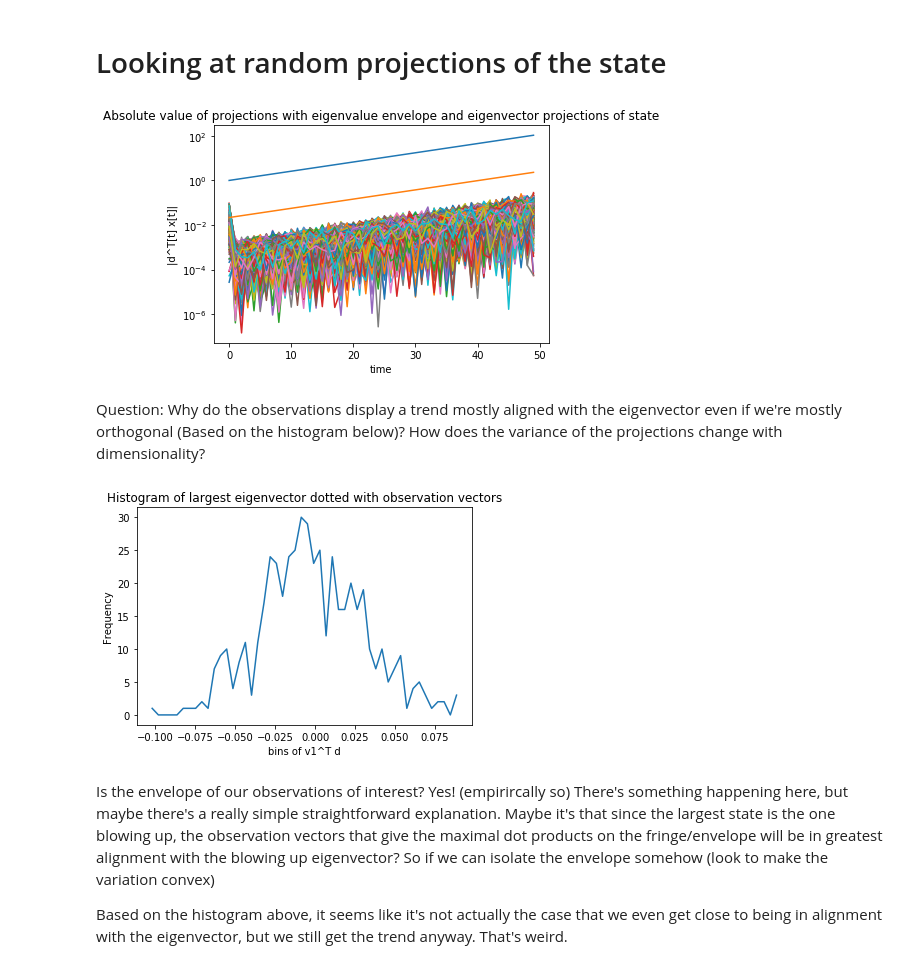
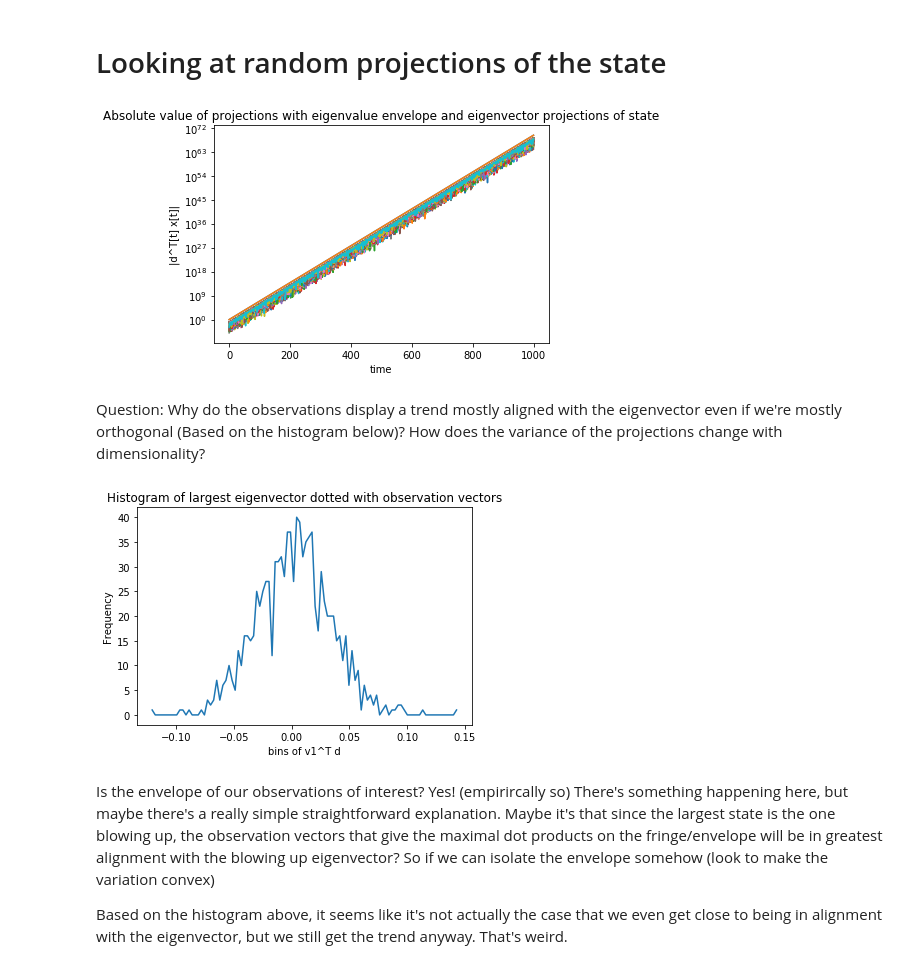
Before and after one commit to rahularya50/control-proj, a Jupyter notebook: Jupyter Notebooks/Randomized Eigenvalues (Diagonal Case).ipynb, the cells around one changed output. Drawn from its saved outputs; the diff is of its cells as text; code cells hidden in the pictures.

```diff
--- a/Jupyter Notebooks/Randomized Eigenvalues (Diagonal Case).ipynb
+++ b/Jupyter Notebooks/Randomized Eigenvalues (Diagonal Case).ipynb
@@ -13,8 +13,13 @@ from plot_helper import *
 First, we'll simulate a system with lots of dimensions, some unstable eigenvalue and all others stable
 # %%
 dim = 1000
-A = make_random_diagonal_matrix(dim, 1.1, 0, 1)
-print('Eigenvalues of matrix')
-for i in range(dim):
-    print(A[i, i])
+A = make_random_diagonal_matrix(dim, 1.1, 0.7, 1)
+
+from heapq import nlargest
+
+how_many_big = 10
+
+print('{0} largest eigenvalues of matrix'.format(how_many_big))
+for e in nlargest(how_many_big, np.diagonal(A)):
+    print(e)
 # %% [output]
@@ -51,10 +50,15 @@ Given random rotation/unitary transform of the state (random unitary C matrix),
 Q = make_random_subspace(dim, dim)
 # %%
 # Set how many time steps we want to simulate the system for
-N = 500
+N = 1000
 # Compute the random A matrix for which we don't know the eigenvalues or eigenvectors
 A_bar = Q @ A @ Q.T
 
+# Find largest eigenvalue and corresponding eigenvector
+max_eig_index = max(zip(range(dim), np.diagonal(A)), key=lambda x: x[1])[0]
+max_eigvec = Q[:,max_eig_index]
+
+x_init = max_eigvec#make_random_direction(dim)
 # Simulate and plot the state evolution without input for a short time and a long time
 x1 = simulate_free_response(A_bar, 20, x_init)
 #plot_state_trace(x1)
@@ -77,38 +81,34 @@ obs = np.zeros([N, 0])
 
 for i in range(trials):
     obs_curr = obs_vecs[N*i:N*(i+1), :]
-    obs_vec = np.abs(np.einsum('ij,ij->i', obs_curr, x2))
+    obs_vec = np.einsum('ij,ij->i', obs_curr, x2)
     obs = np.hstack((obs, obs_vec.reshape([N, 1])))
 # %%
-t_final = N//10
+t_final = N
 eig = max(np.diagonal(A))
 lambda_vec = np.array([(eig ** n) for n in range(t_final)])
 for i in range(trials):
-    plt.plot(range(t_final), obs[0:t_final, i])
+    plt.plot(range(t_final), abs(obs[0:t_final, i]))
 # eigenvalue power envelope
 plt.plot(range(t_final), lambda_vec)
 # projections of state to the largest eigenvector
 plt.plot(range(t_final), abs(x2[0:t_final,:].dot(Q[:,0])))
 plt.yscale('log')
 plt.title('Absolute value of projections with eigenvalue envelope and eigenvector projections of state')
 plt.xlabel('time')
 plt.ylabel('|d^T[t] x[t]|');
 # %% [output]
-[figure, old version]
+[figure, new version]
 # %% [markdown]
 Question: Why do the observations display a trend mostly aligned with the eigenvector even if we're mostly orthogonal (Based on the histogram below)? How does the variance of the projections change with dimensionality?
 # %%
-# Find largest eigenvalue and corresponding eigenvector
-max_eig_index = max(zip(range(dim), np.diagonal(A)), key=lambda x: x[1])[0]
-max_eigvec = Q[:,max_eig_index].reshape([dim, 1])
-
 dots_big_eigvec = obs_vecs[0:N,:].dot(max_eigvec)
 plot_histogram(dots_big_eigvec, N//10)
 plt.title('Histogram of largest eigenvector dotted with observation vectors')
 plt.xlabel('bins of v1^T d')
 plt.ylabel('Frequency');
 # %% [output]
-[figure, old version]
+[figure, new version]
 # %% [markdown]
 Is the envelope of our observations of interest? Yes! (empirircally so) There's something happening here, but maybe there's a really simple straightforward explanation. Maybe it's that since the largest state is the one blowing up, the observation vectors that give the maximal dot products on the fringe/envelope will be in greatest alignment with the blowing up eigenvector? So if we can isolate the envelope somehow (look to make the variation convex)
 
```
Also changed, not shown: parts of 8 cells of this notebook, 1 other file.
